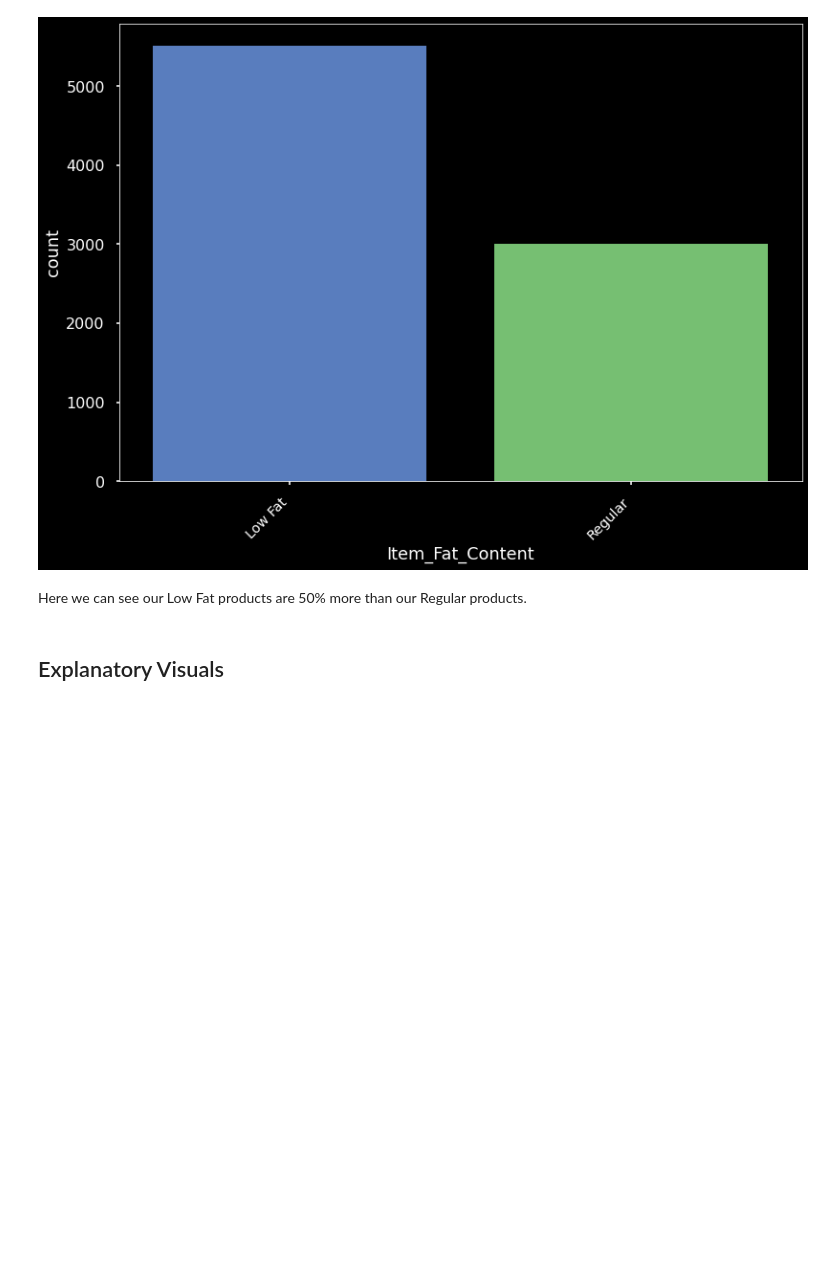
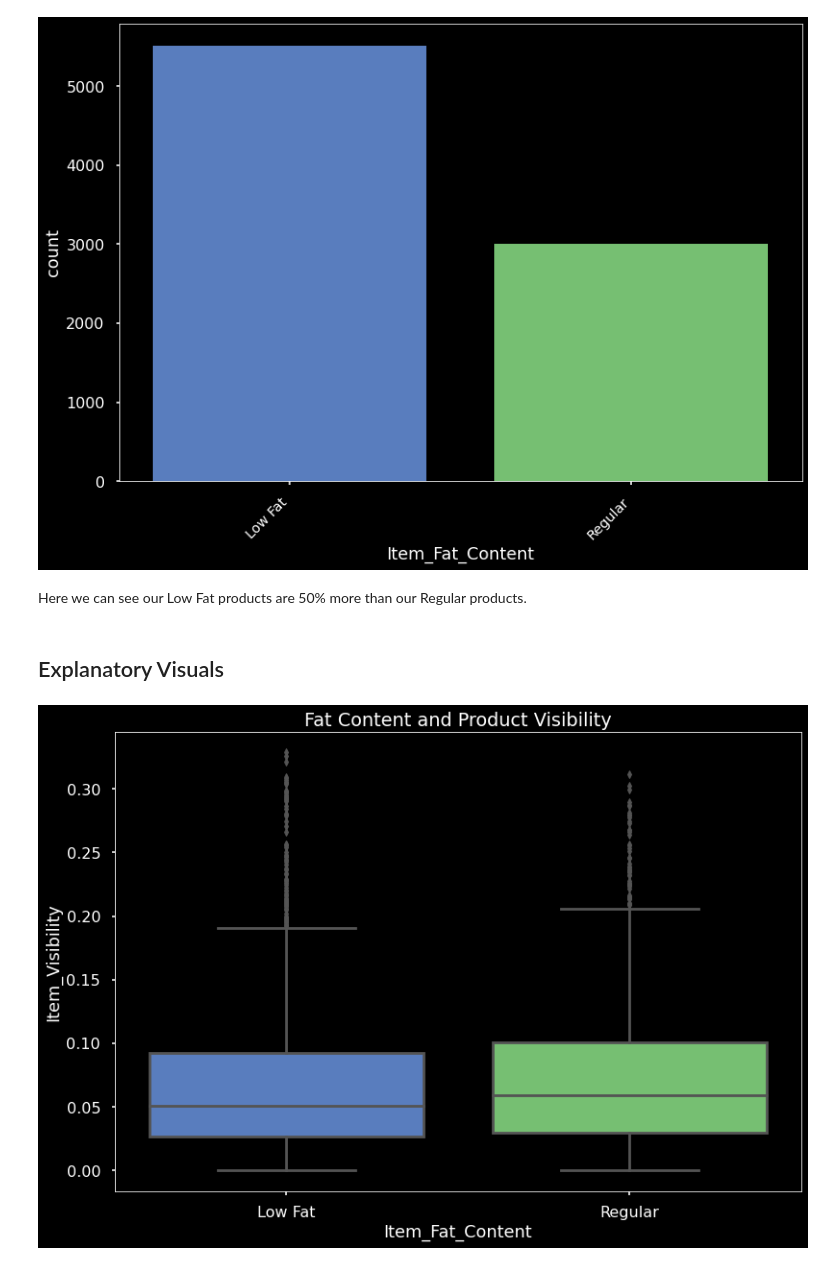
Before and after one commit to MikeyTV3124/sales-predictions, a Jupyter notebook: Sales_Predictions.ipynb, the cells around one changed output. Drawn from its saved outputs; the diff is of its cells as text; code cells hidden in the pictures; blank space fills up the shorter version.

```diff
--- a/Sales_Predictions.ipynb
+++ b/Sales_Predictions.ipynb
@@ -288,3 +288,7 @@ plt.xticks(
 Here we can see our Low Fat products are 50% more than our Regular products.
 # %% [markdown]
 ## Explanatory Visuals
+# %%
+sns.boxplot(x='Item_Fat_Content', y='Item_Visibility', data=df).set(title='Fat Content and Product Visibility');
+# %% [output]
+[figure, added]
```
Also changed, not shown: parts of 4 cells of this notebook.
